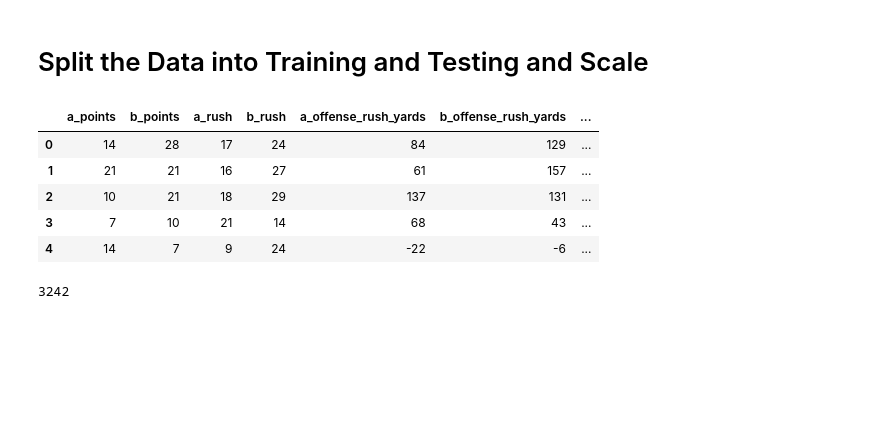
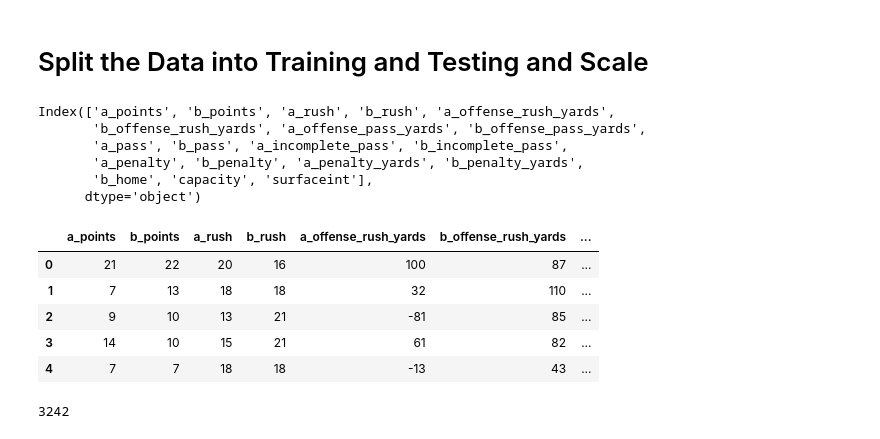
Before and after one commit to atuberville/FinalProject, a Jupyter notebook: machine_learning/college_football_ml.ipynb, the cells around one changed output. Saved outputs shown, nothing was run; the diff lists cells and outputs as text; code cells hidden in the pictures; blank space fills up the shorter version.

```diff
--- a/machine_learning/college_football_ml.ipynb
+++ b/machine_learning/college_football_ml.ipynb
@@ -149,2 +33,11 @@ df3.head()
 # %% [markdown]
 #Filter Data
+# %%
+# Throw out extraneous columns
+df2=df.copy()
+df2["result"]=df2['a_result']
+df2=df2.drop(['a_result', 'b_result'], axis=1)
+
+df2=df2.drop(['a_defense_rush_yards','b_defense_rush_yards','a_defense_pass_yards','b_defense_pass_yards'],axis=1)
+
+df2.head()
@@ -151,5 +51,5 @@ df3.head()
 # %%
-df_filter=df3.copy()
+df_filter=df2.copy()
 
 # Throw out "blowout" games
 blowoutThresh=14
@@ -158,6 +58,7 @@ df_filter=df_filter[df_filter['half_diff_score_abs'] <= blowoutThresh]
 # reset index
 df_filter.reset_index(inplace=True, drop=True)
 
+print(len(df2))
 print(len(df_filter))
 df_filter.head(5)
 # %% [output]
@@ -186,37 +88,44 @@ Index(['year', 'game_code', 'a_team_name', 'a_name_conference', 'a_team_code',
 # %%
 # Create our features
 X = df_filter.copy()
 #X=X.drop({'year', 'game_code', 'a_team_name', 'a_name_conference', 'a_team_code',
 #          'b_team_code', 'team_name', 'name_conference','half_leader',
 #          'half_diff_score', 'half_diff_score_abs', 'visit_date', 'stadium_code',
 #          'stadium_name', 'site', 'city', 'state', 'capacity',
 #          'year_opened', 'result'},axis=1)
 
 X=X.drop({'year', 'game_code', 'a_team_name', 'a_name_conference', 'a_team_code',
-          'b_team_code', 'team_name', 'name_conference','half_leader',
-          'half_diff_score', 'half_diff_score_abs', 'visit_date', 'stadium_code',
-          'stadium_name', 'site', 'city', 'state', 'capacity',
-          'year_opened', 'result'},axis=1)
+       'b_team_code', 'team_name', 'name_conference',
+       'half_leader', 'half_diff_score', 'half_diff_score_abs', 'hometeam',
+       'visit_date', 'stadium_code', 'stadium_name', 'site', 'city', 'state',
+       'surface','year_opened', 'result'},axis=1)
+print(X.columns)
 
 # Need to convert columns with strings to numeric
 # Get column names that are non-numeric
 column_names=X.select_dtypes(exclude=[np.number]).columns
 from sklearn.preprocessing import LabelEncoder
 le = LabelEncoder()
 for columnName in column_names:
   X[columnName]=le.fit_transform(X[columnName])
 
 # Create our target
 y = df_filter['result'].copy()
 
 X.head()
 # %% [output]
+Index(['a_points', 'b_points', 'a_rush', 'b_rush', 'a_offense_rush_yards',
+       'b_offense_rush_yards', 'a_offense_pass_yards', 'b_offense_pass_yards',
+       'a_pass', 'b_pass', 'a_incomplete_pass', 'b_incomplete_pass',
+       'a_penalty', 'b_penalty', 'a_penalty_yards', 'b_penalty_yards',
+       'b_home', 'capacity', 'surfaceint'],
+      dtype='object')
 |  | a_points | b_points | a_rush | b_rush | a_offense_rush_yards | b_offense_rush_yards | ... |
-| 0 | 14 | 28 | 17 | 24 | 84 | 129 | ... |
-| 1 | 21 | 21 | 16 | 27 | 61 | 157 | ... |
-| 2 | 10 | 21 | 18 | 29 | 137 | 131 | ... |
-| 3 | 7 | 10 | 21 | 14 | 68 | 43 | ... |
-| 4 | 14 | 7 | 9 | 24 | -22 | -6 | ... |
+| 0 | 21 | 22 | 20 | 16 | 100 | 87 | ... |
+| 1 | 7 | 13 | 18 | 18 | 32 | 110 | ... |
+| 2 | 9 | 10 | 13 | 21 | -81 | 85 | ... |
+| 3 | 14 | 10 | 15 | 21 | 61 | 82 | ... |
+| 4 | 7 | 7 | 18 | 18 | -13 | 43 | ... |
 # %%
 # Check the balance of our target values
 print(len(X))
```
Also changed, not shown: parts of 19 cells of this notebook, 1 other file.
